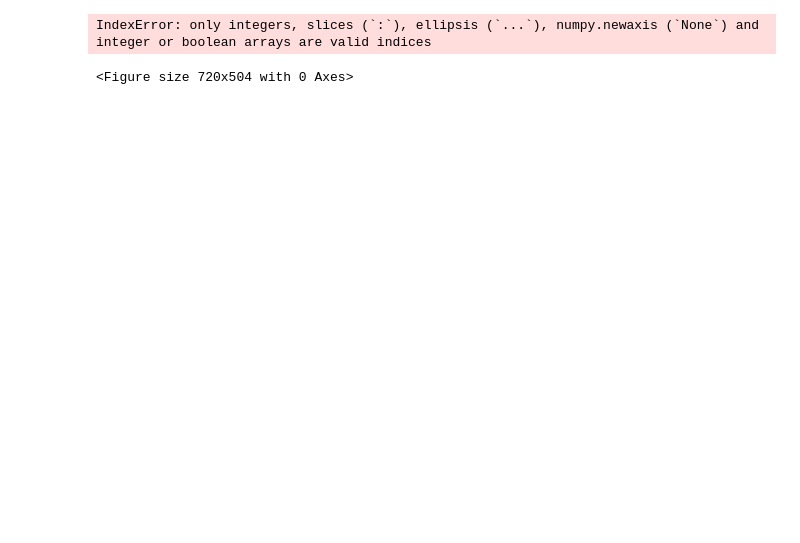
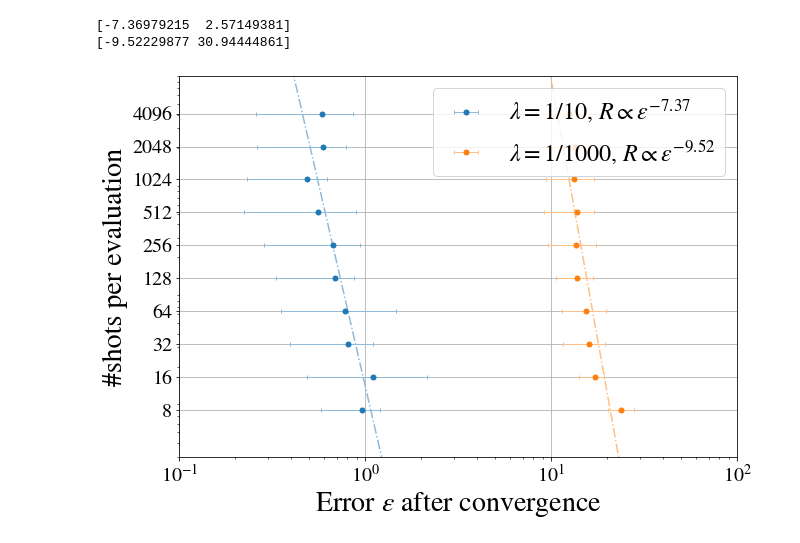
Before and after one commit to gentinettagian/complexity_of_qsvms, a Jupyter notebook: pegasos_qsvm/pegasos_exponent.ipynb, the cells around one changed output. Saved outputs shown, nothing was run; the diff lists cells and outputs as text; code cells hidden in the pictures; blank space fills up the shorter version.

```diff
--- a/pegasos_qsvm/pegasos_exponent.ipynb
+++ b/pegasos_qsvm/pegasos_exponent.ipynb
@@ -131,33 +111,41 @@ plt.savefig(f'plots/convergence_{positive}_margin.png',dpi=300,bbox_inches='tigh
 # %%
 def plot_epsilon_convergence(C,c,cl):
-    filter = data['C'] == C
-    epsilons_conv = np.array([epsilons2[i,stops[i]] for i in range(len(epsilons2))])
+    epsilons_conv = np.zeros(len(epsilons2))
+    for i in range(len(epsilons1)):
+        try:
+            epsilons_conv[i] = epsilons2[i,int(stops[i])]
+        except:
+            epsilons_conv[i] = np.nan
+
+    filter = (data['C'] == C) & np.invert(np.isnan(epsilons_conv))
     epsC = np.array([epsilons_conv[filter & (data['R'] == R)] for R in shots])
-    eps_means = np.mean(epsC,axis=1)
-    upper = np.quantile(epsC, upper_percentile, axis=1)
-    lower = np.quantile(epsC,lower_percentile,axis=1)
+    eps_means = np.array([np.mean(epsC[i]) for i in range(len(shots))])
+    upper = np.array([np.quantile(epsC[i], upper_percentile) for i in range(len(shots))])
+    lower = np.array([np.quantile(epsC[i], lower_percentile) for i in range(len(shots))])
     errors = np.array([eps_means - lower, upper - eps_means])
     #eps_std = np.std(epsC,axis=1)
     p = np.polyfit(np.log(eps_means),np.log(shots),1)
     print(p)
     plt.errorbar(eps_means,shots,xerr=errors,label=r'$\lambda=1/{{%s}},\, R\propto\varepsilon^{{%.2f}}$'%(int(C),p[0]),
         marker='.',ecolor=cl,elinewidth=1.,ls='',capsize=2, color=c, ms=10)
-    efine = np.linspace(np.min(epsilons_conv),np.max(epsilons_conv))
+    efine = np.geomspace(0.01,100)
     plt.plot(efine,np.exp(p[1])*efine**p[0],'-.',color=cl)
 
 
 plt.figure(figsize=(10,7))
 for i, C in enumerate(Cs):
     plot_epsilon_convergence(C,colors[i],colors_light[i])
 plt.xscale('log')
 plt.yscale('log')
 plt.yticks(shots,shots)
 plt.ylabel('#shots per evaluation')
 plt.xlabel(r'Error $\varepsilon$ after convergence')
 plt.legend(loc='upper right')
-plt.ylim(3,6000)
+plt.ylim(3,9000)
+plt.xlim(0.1,100)
 plt.grid()
 plt.savefig(f'plots/exponent_{positive}_margin_convergence.png',dpi=300,bbox_inches='tight')
 # %% [output]
-IndexError: only integers, slices (`:`), ellipsis (`...`), numpy.newaxis (`None`) and integer or boolean arrays are valid indices
+[-7.36979215  2.57149381]
+[-9.52229877 30.94444861]
-<Figure size 720x504 with 0 Axes>
+[figure, added]
```
Also changed, not shown: parts of 4 cells of this notebook, 33 other files.
